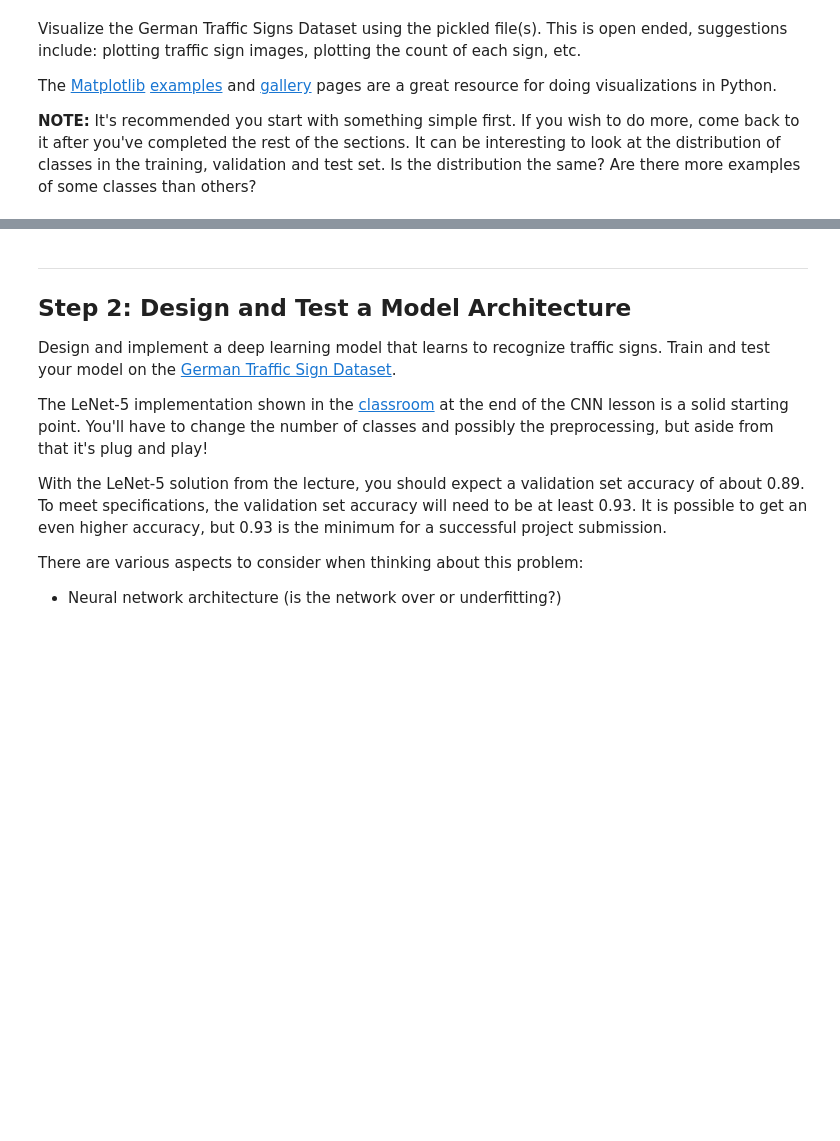
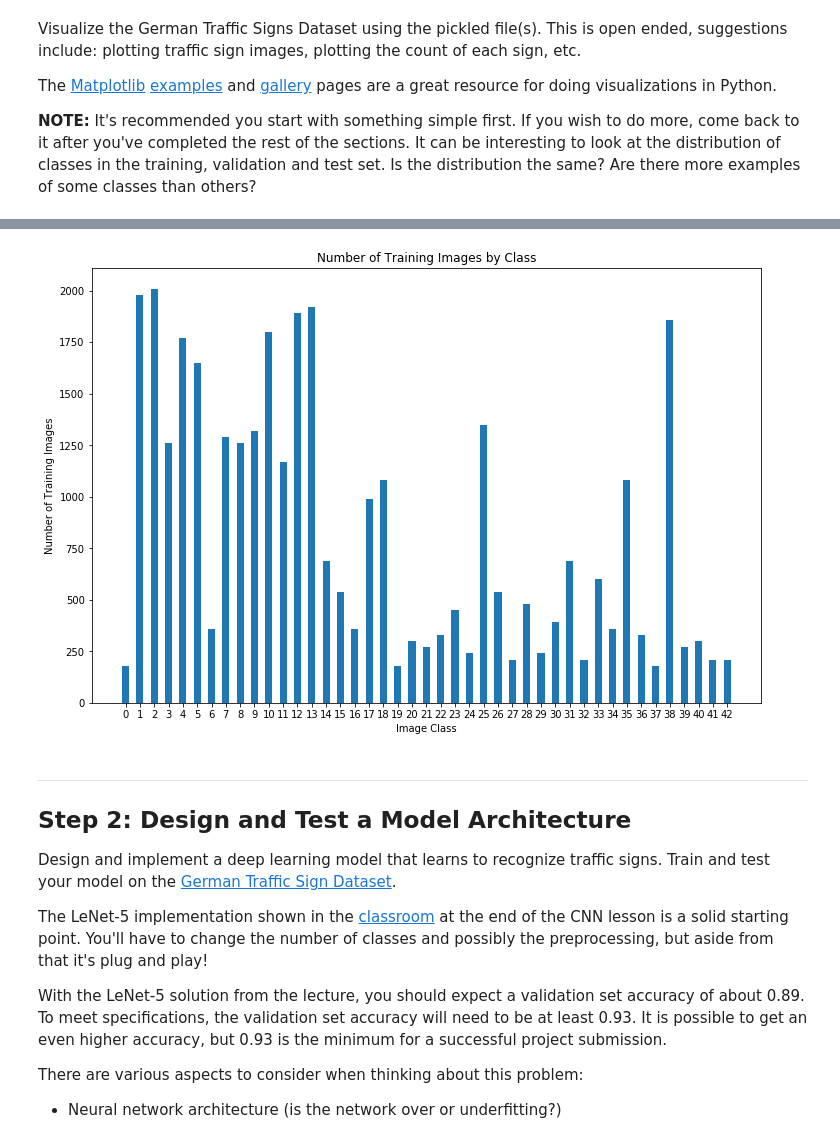
Before and after one commit to chanwooyang/Udacity-SDCND, a Jupyter notebook: T1-P2-TrafficSignClassifier/Traffic_Sign_Classifier.ipynb, the cells around one changed output, grey strips where cells are left out. Drawn from its saved outputs; the diff is of its cells as text; code cells hidden in the pictures; blank space fills up the shorter version.

```diff
--- a/T1-P2-TrafficSignClassifier/Traffic_Sign_Classifier.ipynb
+++ b/T1-P2-TrafficSignClassifier/Traffic_Sign_Classifier.ipynb
@@ -165,3 +179,21 @@ import matplotlib.pyplot as plt
+# %%
+import matplotlib.pyplot as plt
+%matplotlib inline
+
+n_image_class = []
+for i in range(n_classes):
+    n_image_class.append(list(y_train).count(i))
+class_index = np.arange(len(n_image_class))
+width = 0.5
+plt.subplots(figsize=(12,8))
+plt.bar(class_index, n_image_class, width)
+plt.xlabel('Image Class')
+plt.ylabel('Number of Training Images')
+plt.title('Number of Training Images by Class')
+plt.xticks(class_index ,range(43))
+plt.show()
+# %% [output]
+[figure, added]
 # %% [markdown]
 ----
 
```
Also changed, not shown: parts of 11 cells of this notebook, 3 other files.
